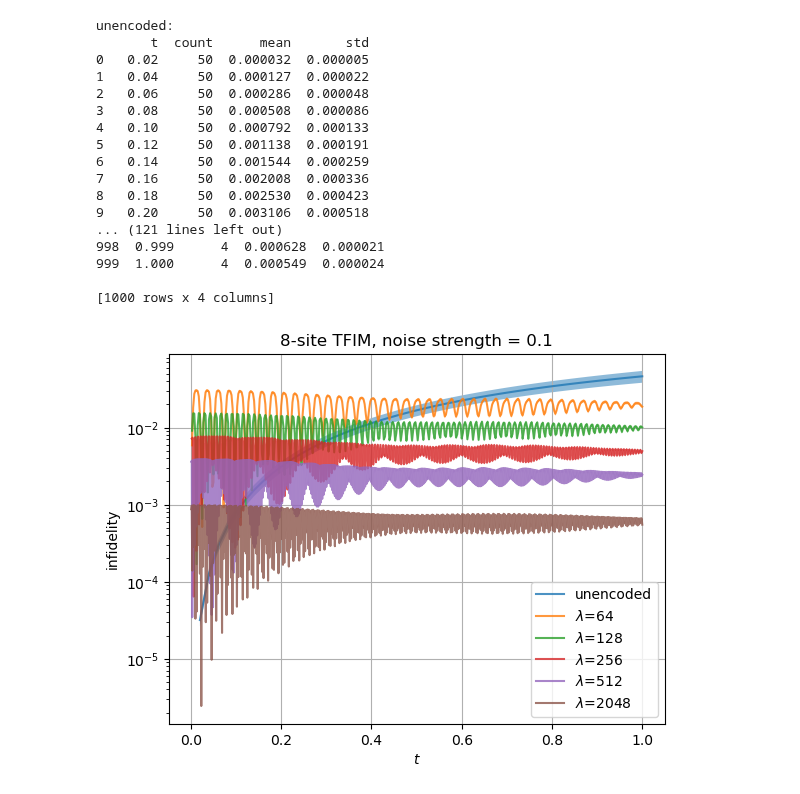
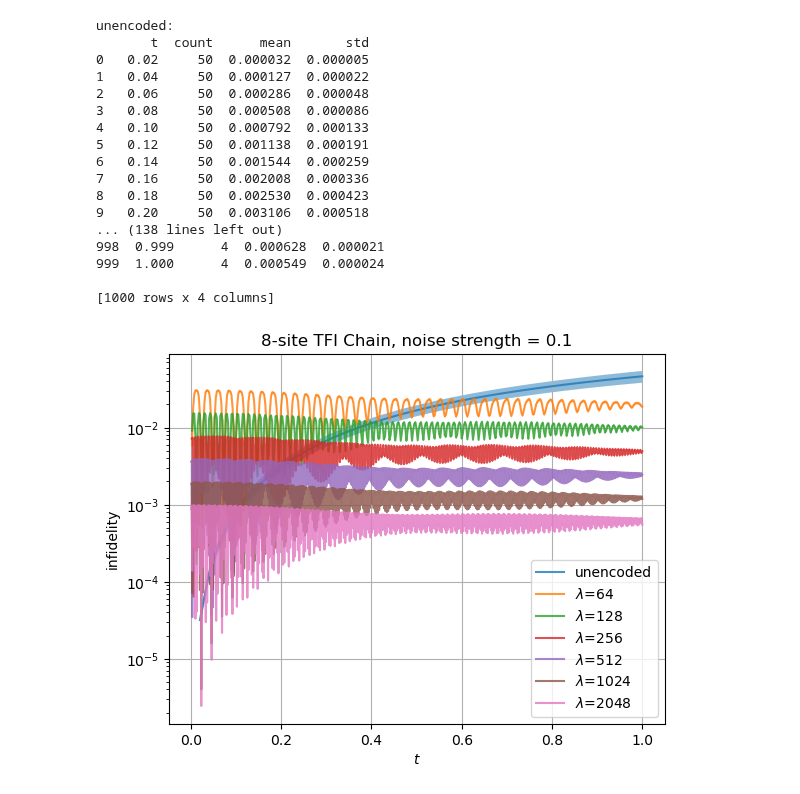
Before and after one commit to sqrta/ErrorSupression, a Jupyter notebook: use-dynamite/data/plot_sweep_time.ipynb, the cells around one changed output. Drawn from its saved outputs; the diff is of its cells as text; code cells hidden in the pictures.

Commit message:
update plot

```diff
--- a/use-dynamite/data/plot_sweep_time.ipynb
+++ b/use-dynamite/data/plot_sweep_time.ipynb
@@ -6,7 +6,7 @@ import matplotlib.pyplot as plt
 ##### unencoded #####
 data_t, data_seed, data_infidelity = [], [], []
 
-f = open("sweep_time_unencoded_8qubits_noise=0.1.txt")
+f = open("1dTFIM_sweep_time_unencoded_8qubits_noise=0.1.txt")
 for line in f.readlines():
     line = line.strip().replace("#qubits =", "").replace("noise =", "").replace(
         "t =", "").replace("seed =", "").replace("innerprod =", "").replace(",", "")
@@ -37,11 +37,11 @@ plt.plot(t_arr, mean_arr, label='unencoded', alpha = 0.8)
 plt.fill_between(t_arr, mean_arr + std_arr, mean_arr - std_arr, alpha = 0.5)
 
 ##### encoded #####
-# for lamb in [8, 16, 32, 64, 128, 256, 512, 2048]:
-for lamb in [64, 128, 256, 512, 2048]:
+# for lamb in [8, 16, 32, 64, 128, 256, 512, 1024, 2048]:
+for lamb in [64, 128, 256, 512, 1024, 2048]:
     data_t, data_seed, data_infidelity = [], [], []
 
-    f = open(f"sweep_time_4blocks_noise=0.1_lamb={lamb}.txt")
+    f = open(f"1dTFIM_sweep_time_4blocks_noise=0.1_lamb={lamb}.txt")
     for line in f.readlines():
         line = line.strip().replace("#blocks =", "").replace("noise =", "").replace("lamb =", "").replace(
             "t =", "").replace("seed =", "").replace("innerprod =", "").replace(",", "")
@@ -68,34 +68,34 @@ for lamb in [64, 128, 256, 512, 2048]:
     # plt.errorbar(t_arr, mean_arr, yerr=std_arr,
     #              label=r"encoded, $\lambda_{\mathrm{pen}}$=" + f"{lamb}",
     #              fmt='o', markersize=3, zorder=2)
     plt.plot(t_arr, mean_arr, label=r"$\lambda$=" + f"{lamb}", alpha = 0.8)
     plt.fill_between(t_arr, mean_arr + std_arr, mean_arr - std_arr, alpha = 0.5)
 
 plt.xlabel(r"$t$")
 plt.ylabel("infidelity")
 plt.yscale("log")
-plt.title("8-site TFIM, noise strength = 0.1")
+plt.title("8-site TFI Chain, noise strength = 0.1")
 plt.legend()
 # plt.legend(loc='upper left')
 plt.grid()
-plt.savefig("sweep_time_4blocks_noise=0.1.pdf", format="pdf", bbox_inches="tight")
+plt.savefig("1dTFIM_sweep_time_4blocks_noise=0.1.pdf", format="pdf", bbox_inches="tight")
 plt.show()
 # %% [output]
 unencoded:
        t  count      mean       std
 0   0.02     50  0.000032  0.000005
 1   0.04     50  0.000127  0.000022
 2   0.06     50  0.000286  0.000048
 3   0.08     50  0.000508  0.000086
 4   0.10     50  0.000792  0.000133
 5   0.12     50  0.001138  0.000191
 6   0.14     50  0.001544  0.000259
 7   0.16     50  0.002008  0.000336
 8   0.18     50  0.002530  0.000423
 9   0.20     50  0.003106  0.000518
-... (121 lines left out)
+... (138 lines left out)
 998  0.999      4  0.000628  0.000021
 999  1.000      4  0.000549  0.000024
 
 [1000 rows x 4 columns]
-[figure, old version]
+[figure, new version]
```
Also changed, not shown: 1 other file.
